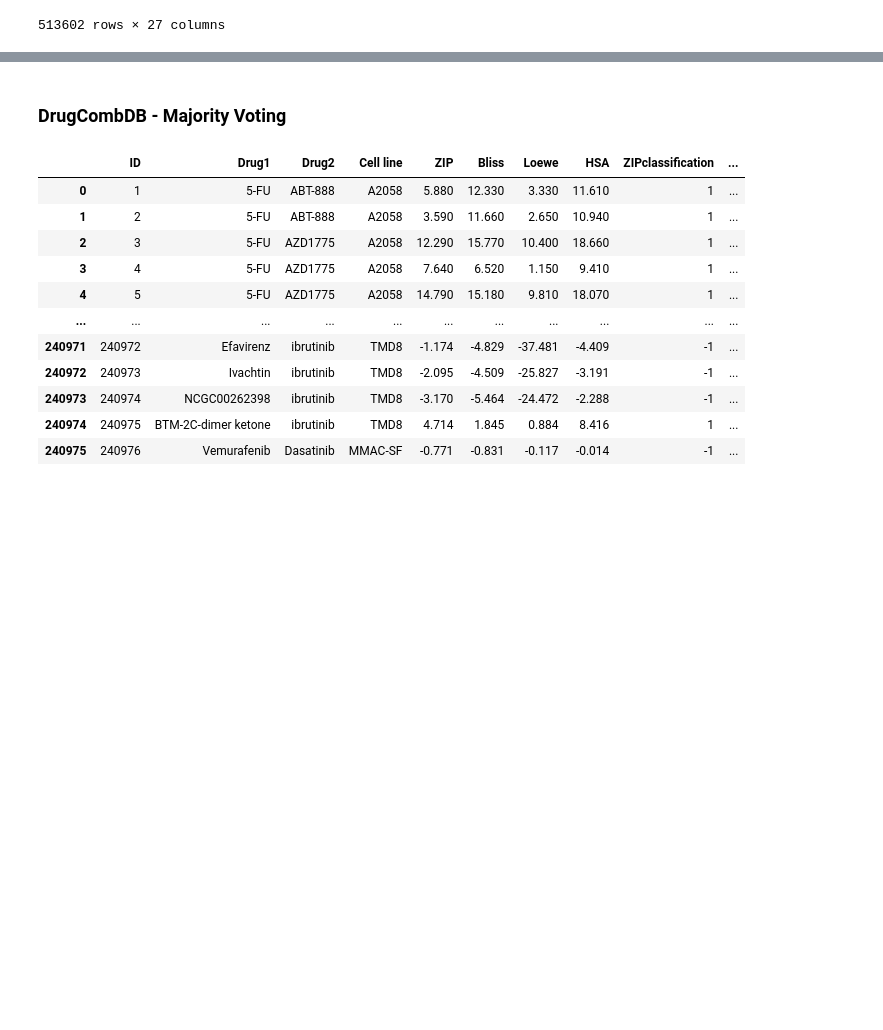
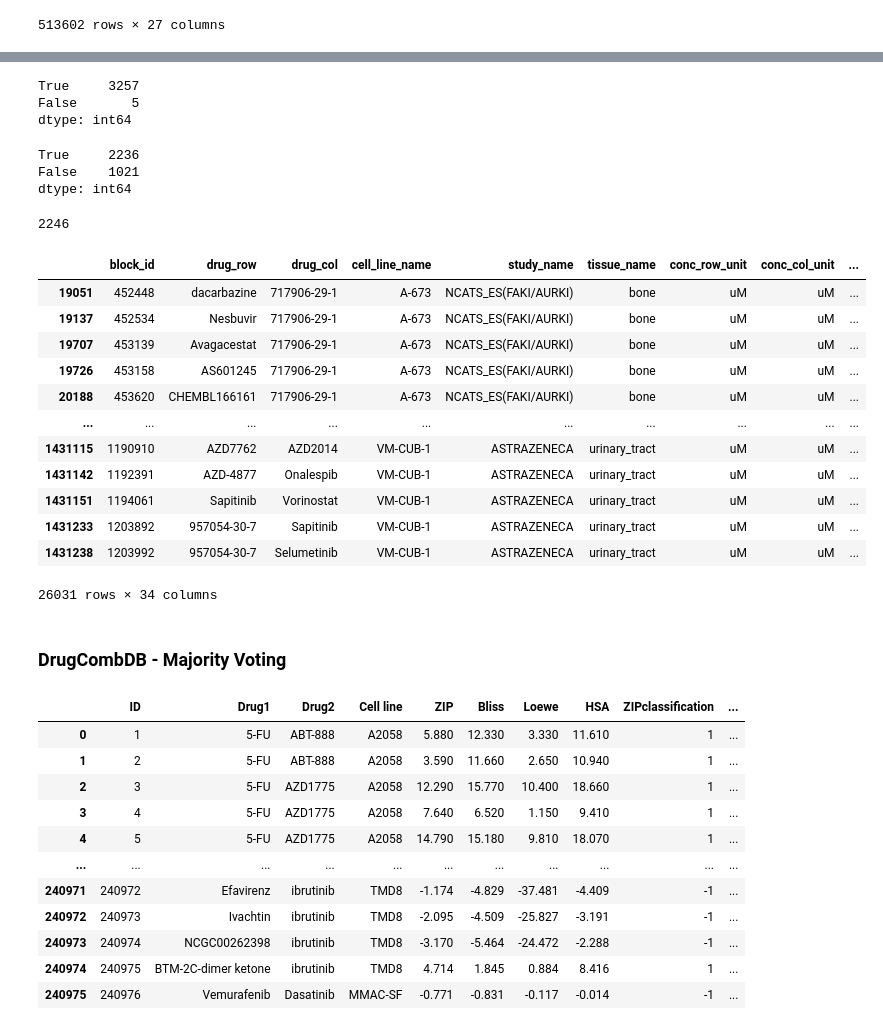
Before and after one commit to uzh-dqbm-cmi/graphnn, a Jupyter notebook: notebooks/DeepAdr_preprocessing-DrugComb_v1.5.ipynb, the cells around one changed output, grey strips where cells are left out. Cells and saved outputs as stored; diff of their text form; code cells hidden in the pictures; blank space fills up the shorter version.

```diff
--- a/notebooks/DeepAdr_preprocessing-DrugComb_v1.5.ipynb
+++ b/notebooks/DeepAdr_preprocessing-DrugComb_v1.5.ipynb
@@ -461,3 +344,52 @@ len(set(df_drugcomb_filter.cell_line_name))
+# %%
+df_drugcomb_filter_dedup = df_drugcomb_filter.copy()
+cols = ['drug_row', 'drug_col', "cell_line_name"]
+df_drugcomb_filter_dedup[cols] = np.sort(df_drugcomb_filter_dedup[cols].values, axis=1)
+dup = df_drugcomb_filter_dedup.duplicated(subset=cols, keep=False)
+# %%
+score = 'total_thresh'
+dup_score = df_drugcomb_filter_dedup[dup][cols+[score]]
+dup_val = dup_score.duplicated(keep=False)
+print(dup_val.value_counts())
+dup_val_true = df_drugcomb_filter_dedup[dup][cols+[score]][dup_val] # same triplets and class
+dup_val_false = df_drugcomb_filter_dedup[dup][cols+[score]][~dup_val] # same triplets, other class
+# %% [output]
+True     3257
+False       5
+dtype: int64
+# %%
+dup_val_true.duplicated(keep="first").value_counts()
+# %% [output]
+True     2236
+False    1021
+dtype: int64
+# %%
+dup_to_drop += list(dup_val_true[dup_val_true.duplicated(keep="first")].index)
+# %%
+dup2 = pd.concat([dup_val_false, dup_val_true[~dup_val_true.duplicated(keep="first")]], axis=0)
+dup2_val = dup2.duplicated(subset=(cols), keep=False)#.value_counts()
+dup_to_drop += list(dup2[dup2_val].sort_values(cols).index)
+# %%
+len(dup_to_drop)
+# %% [output]
+2246
+# %%
+df_drugcomb_filter = df_drugcomb_filter.drop(index=dup_to_drop)
+df_drugcomb_filter
+# %% [output]
+|  | block_id | drug_row | drug_col | cell_line_name | study_name | tissue_name | conc_row_unit | conc_col_unit | ... |
+| 19051 | 452448 | dacarbazine | 717906-29-1 | A-673 | NCATS_ES(FAKI/AURKI) | bone | uM | uM | ... |
+| 19137 | 452534 | Nesbuvir | 717906-29-1 | A-673 | NCATS_ES(FAKI/AURKI) | bone | uM | uM | ... |
+| 19707 | 453139 | Avagacestat | 717906-29-1 | A-673 | NCATS_ES(FAKI/AURKI) | bone | uM | uM | ... |
+| 19726 | 453158 | AS601245 | 717906-29-1 | A-673 | NCATS_ES(FAKI/AURKI) | bone | uM | uM | ... |
+| 20188 | 453620 | CHEMBL166161 | 717906-29-1 | A-673 | NCATS_ES(FAKI/AURKI) | bone | uM | uM | ... |
+| ... | ... | ... | ... | ... | ... | ... | ... | ... | ... |
+| 1431115 | 1190910 | AZD7762 | AZD2014 | VM-CUB-1 | ASTRAZENECA | urinary_tract | uM | uM | ... |
+| 1431142 | 1192391 | AZD-4877 | Onalespib | VM-CUB-1 | ASTRAZENECA | urinary_tract | uM | uM | ... |
+| 1431151 | 1194061 | Sapitinib | Vorinostat | VM-CUB-1 | ASTRAZENECA | urinary_tract | uM | uM | ... |
+| 1431233 | 1203892 | 957054-30-7 | Sapitinib | VM-CUB-1 | ASTRAZENECA | urinary_tract | uM | uM | ... |
+| 1431238 | 1203992 | 957054-30-7 | Selumetinib | VM-CUB-1 | ASTRAZENECA | urinary_tract | uM | uM | ... |
+26031 rows × 34 columns
 # %% [markdown]
 ### DrugCombDB - Majority Voting
 # %%
```
Also changed, not shown: parts of 27 cells of this notebook.
